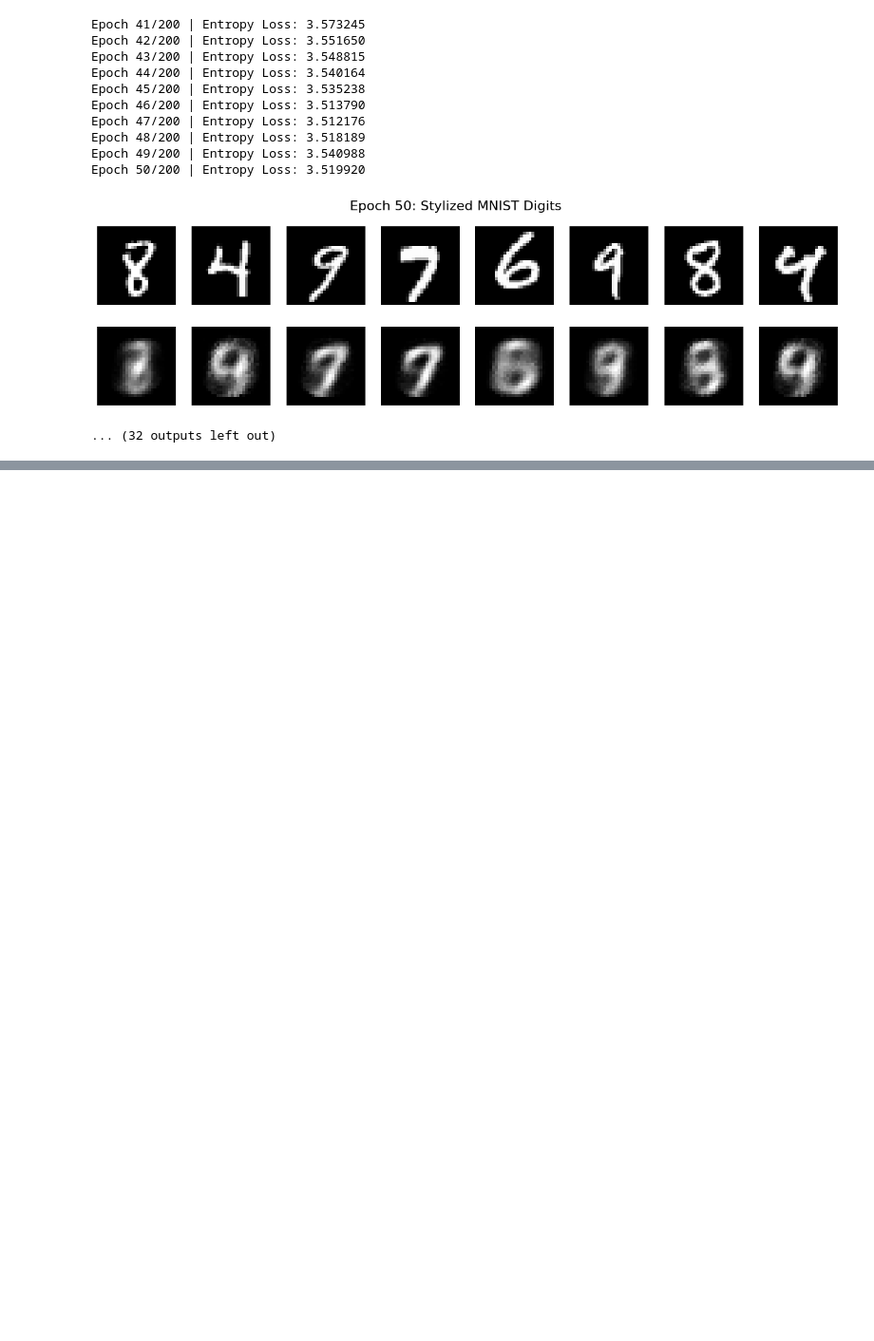
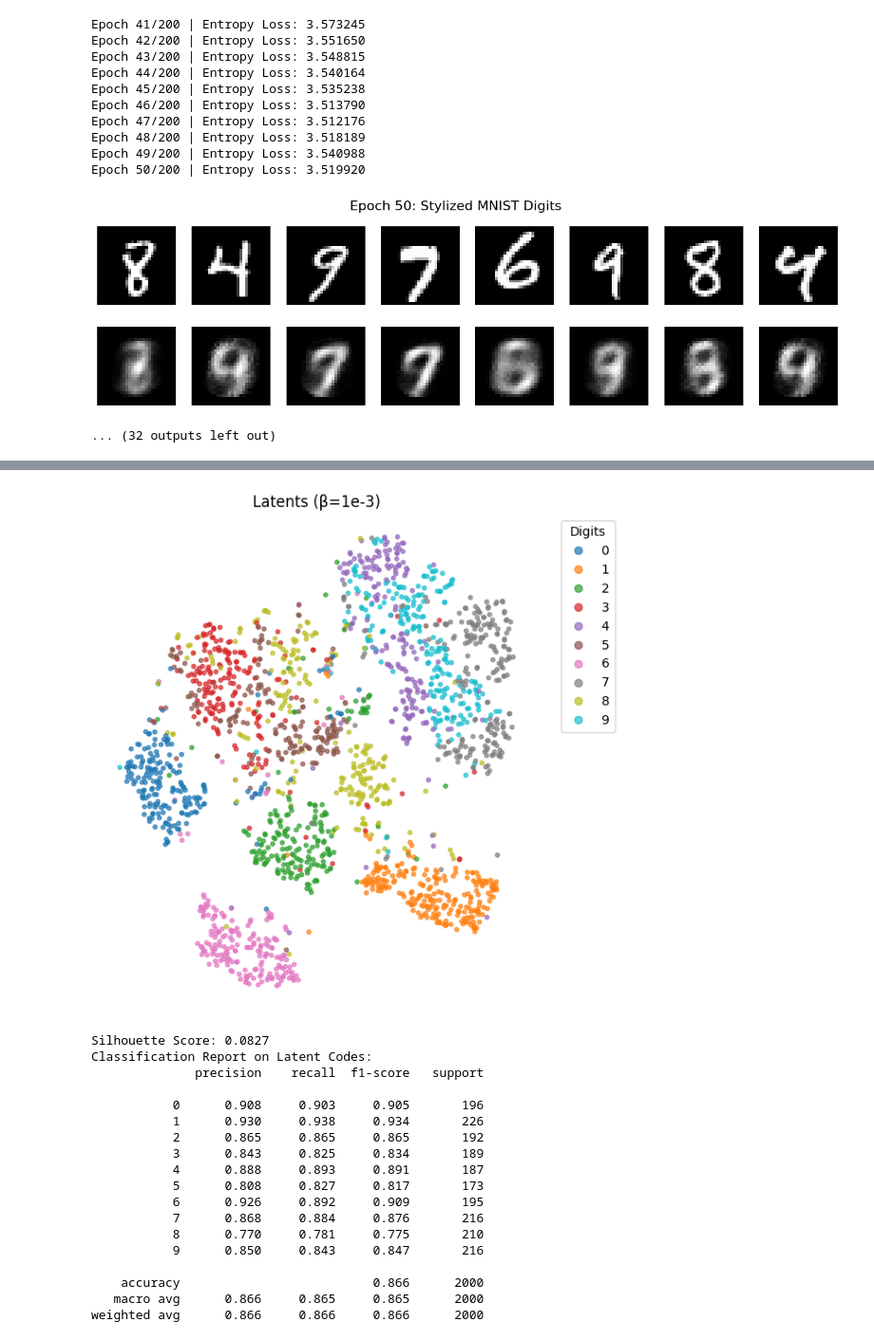
Before and after one commit to nking-1/Generativity, a Jupyter notebook: ML_EntropyLossExamples.ipynb, the cells around one changed output, grey strips where cells are left out. Shown at 95% size. Drawn from its saved outputs; the diff is of its cells as text; code cells hidden in the pictures; blank space fills up the shorter version.

```diff
--- a/ML_EntropyLossExamples.ipynb
+++ b/ML_EntropyLossExamples.ipynb
@@ -1425,0 +1738,33 @@ Epoch 50/200 | Entropy Loss: 3.519920
+# %%
+# from evaluate_latents import visualize_latent_clusters, compute_clustering_metrics, evaluate_latent_classification
+
+# Subsample for faster t-SNE
+sample_size = 2000
+idx = torch.randperm(result["latents"].size(0))[:sample_size]
+z_sub = result["latents"][idx]
+y_sub = result["labels"][idx]
+
+# Visualize and evaluate latent structure
+visualize_latent_clusters(z_sub, y_sub, method="tsne", title="Latents (β=1e-3)")
+_ = compute_clustering_metrics(z_sub, y_sub)
+_ = evaluate_latent_classification(z_sub, y_sub)
+# %% [output]
+[figure, added]
+Silhouette Score: 0.0827
+Classification Report on Latent Codes:
+              precision    recall  f1-score   support
+
+           0      0.908     0.903     0.905       196
+           1      0.930     0.938     0.934       226
+           2      0.865     0.865     0.865       192
+           3      0.843     0.825     0.834       189
+           4      0.888     0.893     0.891       187
+           5      0.808     0.827     0.817       173
+           6      0.926     0.892     0.909       195
+           7      0.868     0.884     0.876       216
+           8      0.770     0.781     0.775       210
+           9      0.850     0.843     0.847       216
+
+    accuracy                          0.866      2000
+   macro avg      0.866     0.865     0.865      2000
+weighted avg      0.866     0.866     0.866      2000
```
Also changed, not shown: parts of 10 cells of this notebook.
